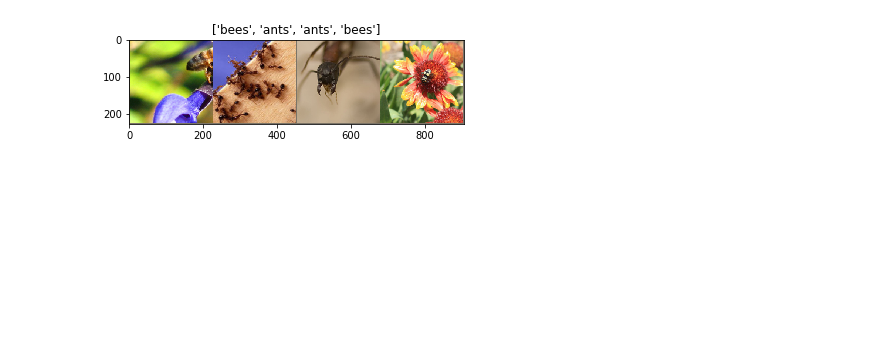
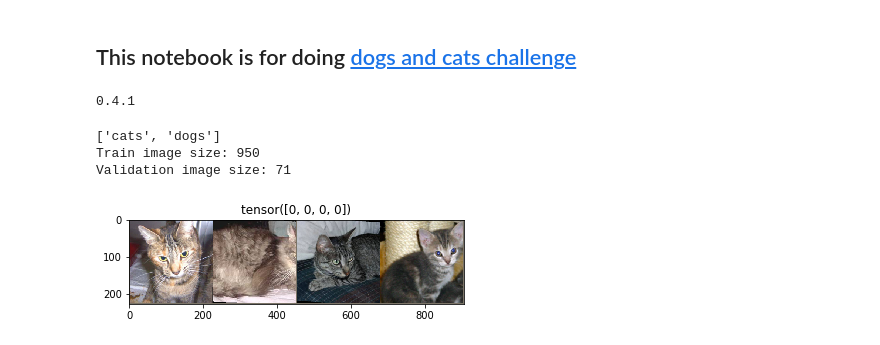
Before and after one commit to wontheone1/cats-dogs-pytorch, a Jupyter notebook: catsanddogs.ipynb, the cells around one changed output. Cells and saved outputs as stored; diff of their text form; code cells hidden in the pictures; blank space fills up the shorter version.

```diff
--- a/catsanddogs.ipynb
+++ b/catsanddogs.ipynb
@@ -1,6 +1,6 @@
+# %% [markdown]
+## This notebook is for doing [dogs and cats challenge](https://www.kaggle.com/c/dogs-vs-cats-redux-kernels-edition)
 # %%
-from __future__ import print_function, division
-
 import torch
 import torch.nn as nn
 import torch.optim as optim
@@ -12,58 +12,72 @@ import matplotlib.pyplot as plt
 import time
 import os
 import copy
+import math
 
+print(torch.__version__)
 plt.ion()   # interactive mode
+# %% [output]
+0.4.1
 # %%
 # Data augmentation and normalization for training
 # Just normalization for validation
 data_transforms = {
     'train': transforms.Compose([
-        transforms.RandomResizedCrop(224),
+        transforms.RandomRotation(5),
         transforms.RandomHorizontalFlip(),
+        transforms.RandomResizedCrop(224, scale=(0.96, 1.0), ratio=(0.95, 1.05)),
         transforms.ToTensor(),
         transforms.Normalize([0.485, 0.456, 0.406], [0.229, 0.224, 0.225])
     ]),
     'val': transforms.Compose([
-        transforms.Resize(256),
-        transforms.CenterCrop(224),
+        transforms.Resize([224,224]),
         transforms.ToTensor(),
         transforms.Normalize([0.485, 0.456, 0.406], [0.229, 0.224, 0.225])
     ]),
 }
 
-data_dir = 'hymenoptera_data'
+data_dir = 'data'
+CHECK_POINT_PATH = 'checkpoint.tar'
+SUBMISSION_FILE = 'submission.csv'
 image_datasets = {x: datasets.ImageFolder(os.path.join(data_dir, x),
                                           data_transforms[x])
                   for x in ['train', 'val']}
 dataloaders = {x: torch.utils.data.DataLoader(image_datasets[x], batch_size=4,
-                                             shuffle=True, num_workers=4)
+                                              shuffle=True, num_workers=4)
               for x in ['train', 'val']}
 dataset_sizes = {x: len(image_datasets[x]) for x in ['train', 'val']}
 class_names = image_datasets['train'].classes
 
 device = torch.device("cuda:0" if torch.cuda.is_available() else "cpu")
+
+print(class_names)
+print(f'Train image size: {dataset_sizes["train"]}')
+print(f'Validation image size: {dataset_sizes["val"]}')
+# %% [output]
+['cats', 'dogs']
+Train image size: 950
+Validation image size: 71
 # %%
 def imshow(inp, title=None):
     """Imshow for Tensor."""
     inp = inp.numpy().transpose((1, 2, 0))
     mean = np.array([0.485, 0.456, 0.406])
     std = np.array([0.229, 0.224, 0.225])
     inp = std * inp + mean
     inp = np.clip(inp, 0, 1)
     plt.imshow(inp)
     if title is not None:
         plt.title(title)
     plt.pause(0.001)  # pause a bit so that plots are updated
 
 
 # Get a batch of training data
 inputs, classes = next(iter(dataloaders['train']))
 
 # Make a grid from batch
-out = torchvision.utils.make_grid(inputs)
+sample_train_images = torchvision.utils.make_grid(inputs)
 
-imshow(out, title=[class_names[x] for x in classes])
+imshow(sample_train_images, title=classes)
 # %% [output]
-[figure, old version]
+[figure, new version]
 # %%
```
Also changed, not shown: parts of 26 cells of this notebook, 3 other files.
